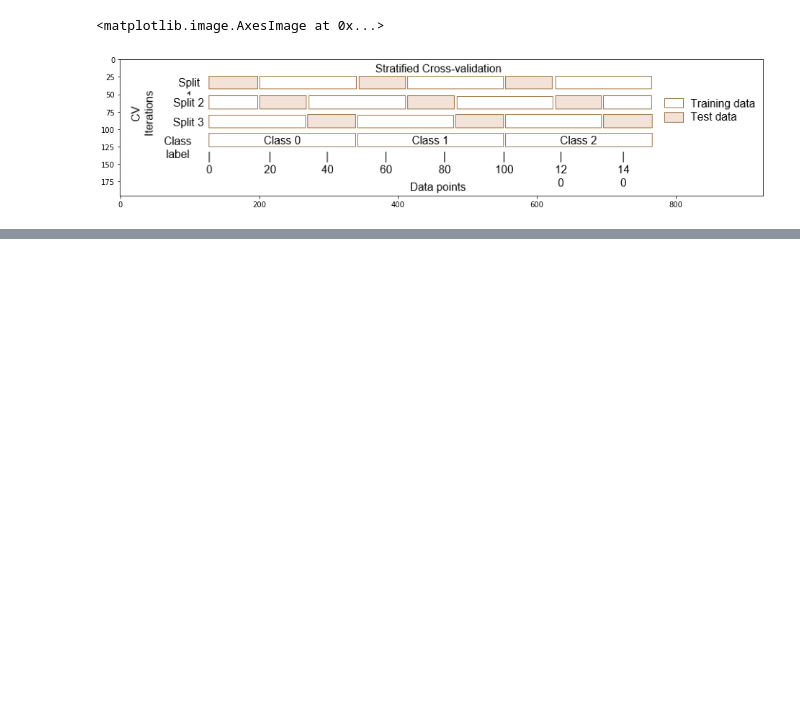
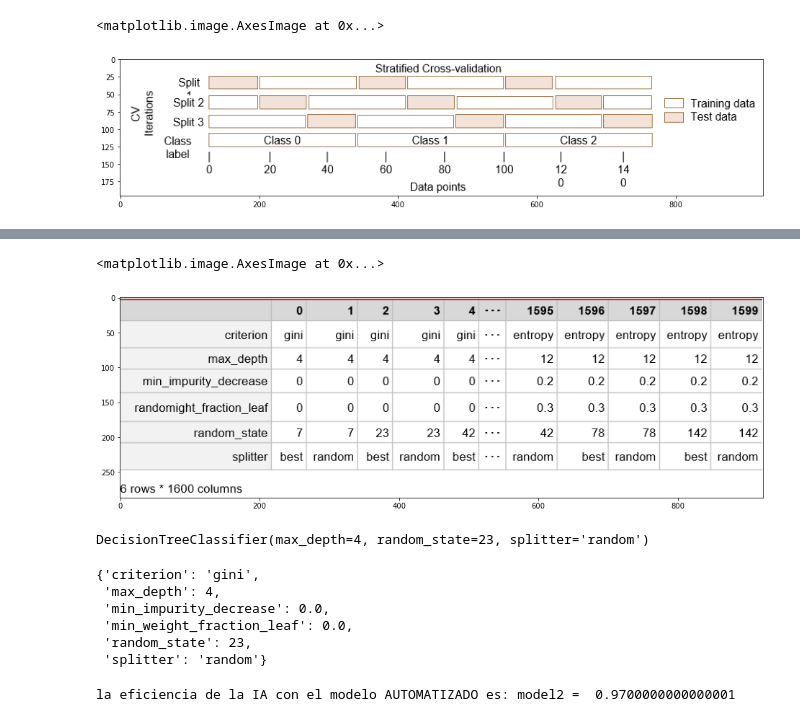
Before and after one commit to JoseBurBet/SIC-2022, a Jupyter notebook: Semana13/completo.ipynb, the cells around one changed output, grey strips where cells are left out. Drawn from its saved outputs; the diff is of its cells as text; code cells hidden in the pictures; blank space fills up the shorter version.

```diff
--- a/Semana13/completo.ipynb
+++ b/Semana13/completo.ipynb
@@ -658,0 +780,6 @@ Standard Deviation is: 0.05443310539518172
+# %%
+fig = plt.figure(figsize=(16, 13))
+plt.imshow(cv2.imread('4.png') )
+# %% [output]
+<matplotlib.image.AxesImage at 0x...>
+[figure, added]
@@ -658,0 +791,17 @@ Standard Deviation is: 0.05443310539518172
+# %%
+model2.best_estimator_
+# %% [output]
+DecisionTreeClassifier(max_depth=4, random_state=23, splitter='random')
+# %%
+model2.best_params_
+# %% [output]
+{'criterion': 'gini',
+ 'max_depth': 4,
+ 'min_impurity_decrease': 0.0,
+ 'min_weight_fraction_leaf': 0.0,
+ 'random_state': 23,
+ 'splitter': 'random'}
+# %%
+print("la eficiencia de la IA con el modelo AUTOMATIZADO es: model2 = ",model2.best_score_)
+# %% [output]
+la eficiencia de la IA con el modelo AUTOMATIZADO es: model2 =  0.9700000000000001
```
Also changed, not shown: parts of 24 cells of this notebook, 1 other file.
